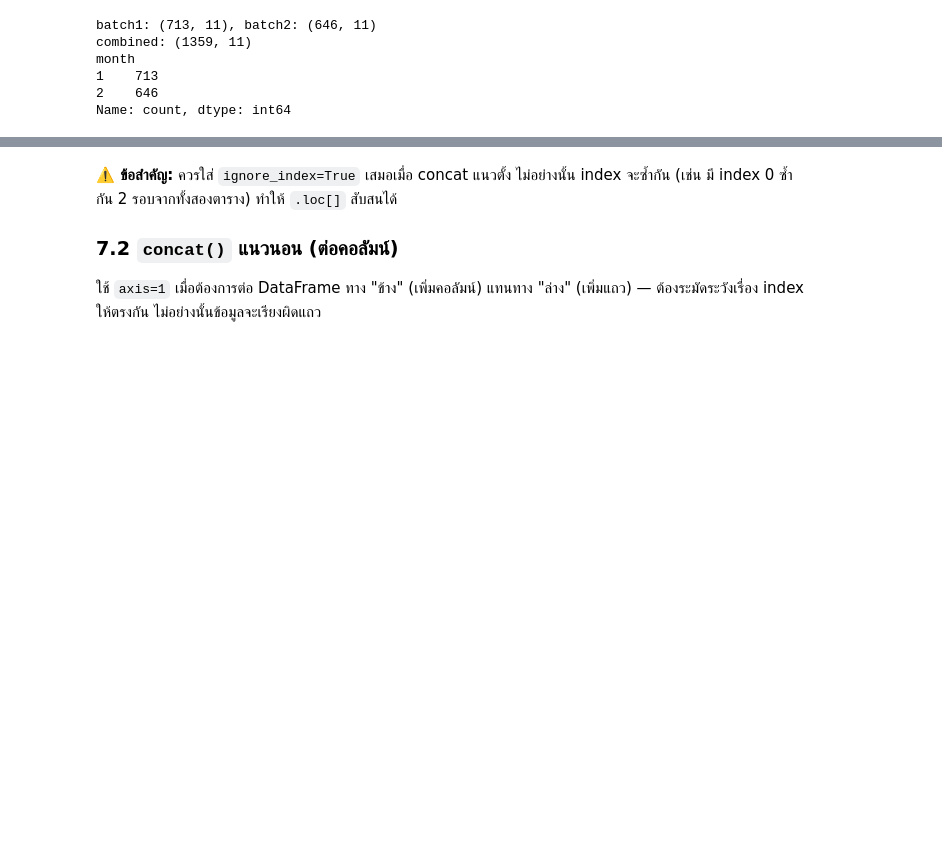
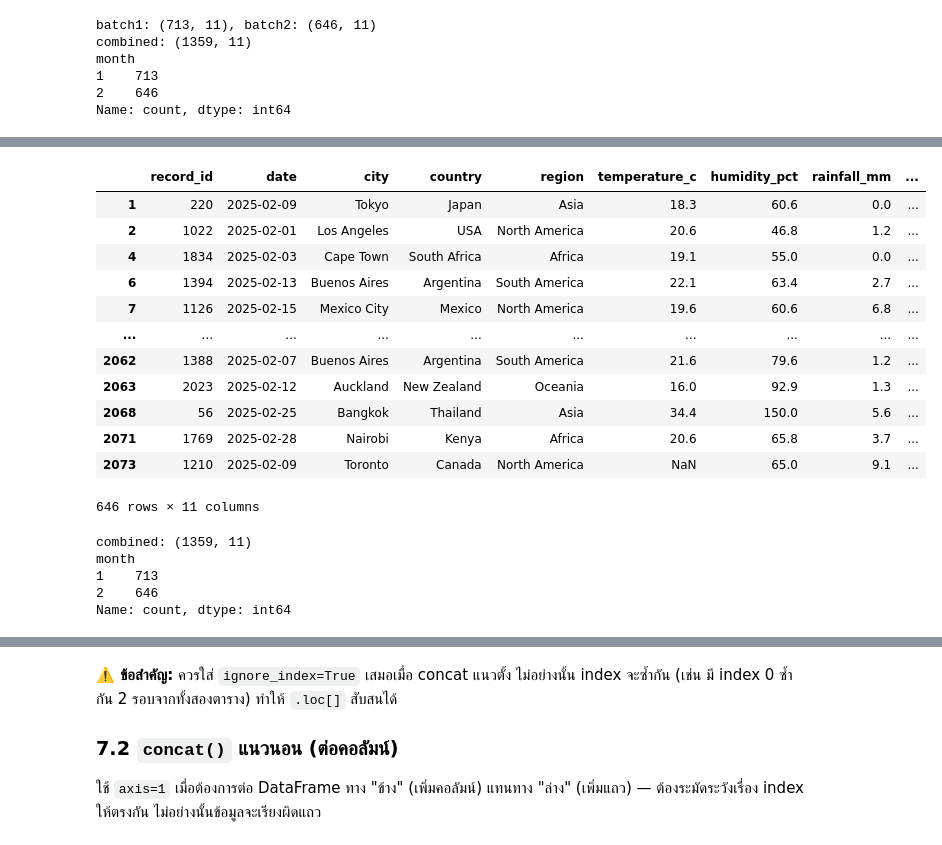
Before and after one commit to kunphat510214-netizen/-, a Jupyter notebook: Module-A-Notebooks/SC612104_Session09_Pandas_Advanced.ipynb, the cells around one changed output, grey strips where cells are left out. Saved outputs shown, nothing was run; the diff lists cells and outputs as text; code cells hidden in the pictures; blank space fills up the shorter version.

```diff
--- a/Module-A-Notebooks/SC612104_Session09_Pandas_Advanced.ipynb
+++ b/Module-A-Notebooks/SC612104_Session09_Pandas_Advanced.ipynb
@@ -897,0 +502,26 @@ Name: count, dtype: int64
+# %%
+batch2
+# %% [output]
+|  | record_id | date | city | country | region | temperature_c | humidity_pct | rainfall_mm | ... |
+| 1 | 220 | 2025-02-09 | Tokyo | Japan | Asia | 18.3 | 60.6 | 0.0 | ... |
+| 2 | 1022 | 2025-02-01 | Los Angeles | USA | North America | 20.6 | 46.8 | 1.2 | ... |
+| 4 | 1834 | 2025-02-03 | Cape Town | South Africa | Africa | 19.1 | 55.0 | 0.0 | ... |
+| 6 | 1394 | 2025-02-13 | Buenos Aires | Argentina | South America | 22.1 | 63.4 | 2.7 | ... |
+| 7 | 1126 | 2025-02-15 | Mexico City | Mexico | North America | 19.6 | 60.6 | 6.8 | ... |
+| ... | ... | ... | ... | ... | ... | ... | ... | ... | ... |
+| 2062 | 1388 | 2025-02-07 | Buenos Aires | Argentina | South America | 21.6 | 79.6 | 1.2 | ... |
+| 2063 | 2023 | 2025-02-12 | Auckland | New Zealand | Oceania | 16.0 | 92.9 | 1.3 | ... |
+| 2068 | 56 | 2025-02-25 | Bangkok | Thailand | Asia | 34.4 | 150.0 | 5.6 | ... |
+| 2071 | 1769 | 2025-02-28 | Nairobi | Kenya | Africa | 20.6 | 65.8 | 3.7 | ... |
+| 2073 | 1210 | 2025-02-09 | Toronto | Canada | North America | NaN | 65.0 | 9.1 | ... |
+646 rows × 11 columns
+# %%
+combined = pd.concat([batch1, batch2], ignore_index=True)   # ignore_index=True สร้าง index ใหม่ให้ต่อเนื่อง
+print(f"combined: {combined.shape}")
+print(combined["month"].value_counts())
+# %% [output]
+combined: (1359, 11)
+month
+1    713
+2    646
+Name: count, dtype: int64
```
Also changed, not shown: parts of 53 cells of this notebook.
